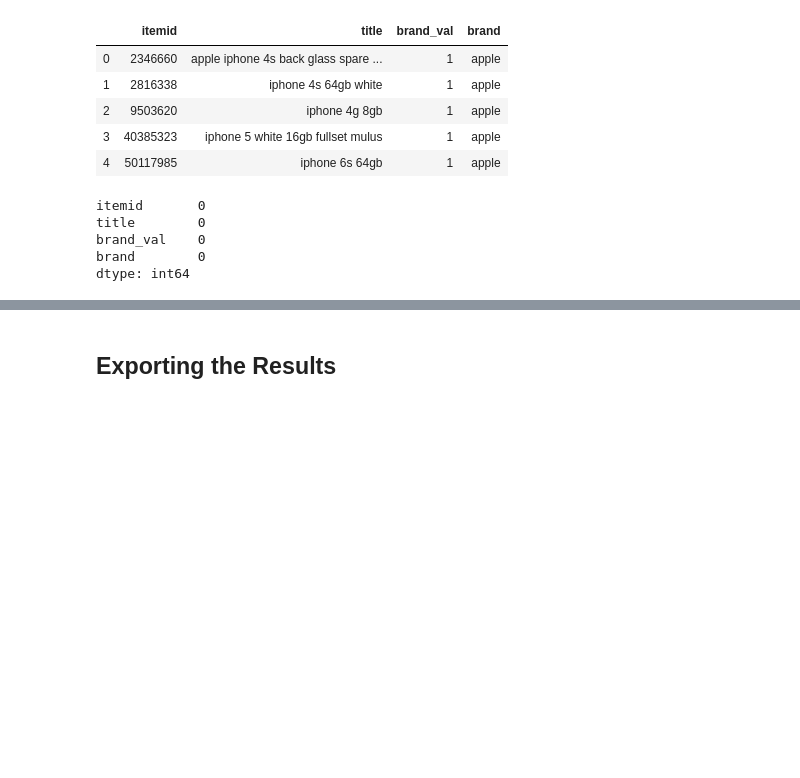
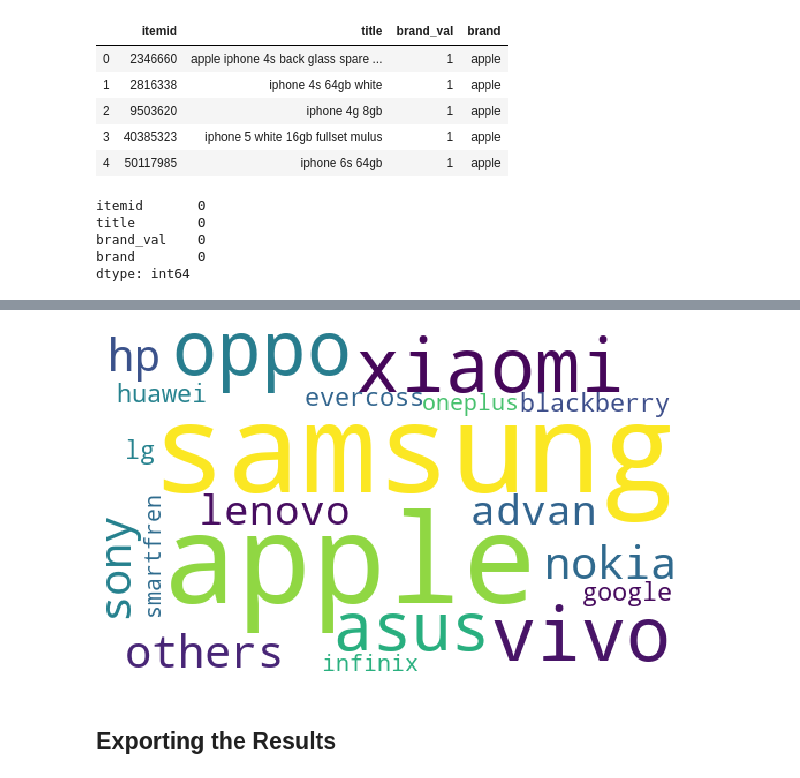
Before and after one commit to iRuss1337/Projects, a Jupyter notebook: capstone/3-mobile_brand.ipynb, the cells around one changed output, grey strips where cells are left out. Cells and saved outputs as stored; diff of their text form; code cells hidden in the pictures; blank space fills up the shorter version.

```diff
--- a/capstone/3-mobile_brand.ipynb
+++ b/capstone/3-mobile_brand.ipynb
@@ -582,4 +675,24 @@ smartfren       849
 Name: brand, dtype: int64
+# %%
+str(mobile_brand['brand'].value_counts())
+text = 'samsung       33827\napple         32126\noppo          21856\nxiaomi        15598\nvivo          11996\nasus           8170\nothers         7514\nnokia          5787\nsony           5773\nhp             3651\nlenovo         2627\nadvan          2524\nblackberry     1553\nlg             1414\nhuawei         1186\nevercoss       1099\ngoogle          961\noneplus         911\ninfinix         908\nsmartfren'
+# %%
+from wordcloud import WordCloud
+
+wordcloud = WordCloud(width = 500, height = 300,
+                background_color ='white',
+                stopwords = None,
+                min_font_size = 5).generate(text)
+
+# plot the WordCloud image
+plt.figure(figsize = (8, 8), facecolor = None)
+plt.imshow(wordcloud)
+plt.axis("off")
+plt.tight_layout(pad = 0)
+
+plt.show()
+# %% [output]
+[figure, added]
 # %% [markdown]
 ## Exporting the Results
 # %%
```
Also changed, not shown: parts of 14 cells of this notebook.
